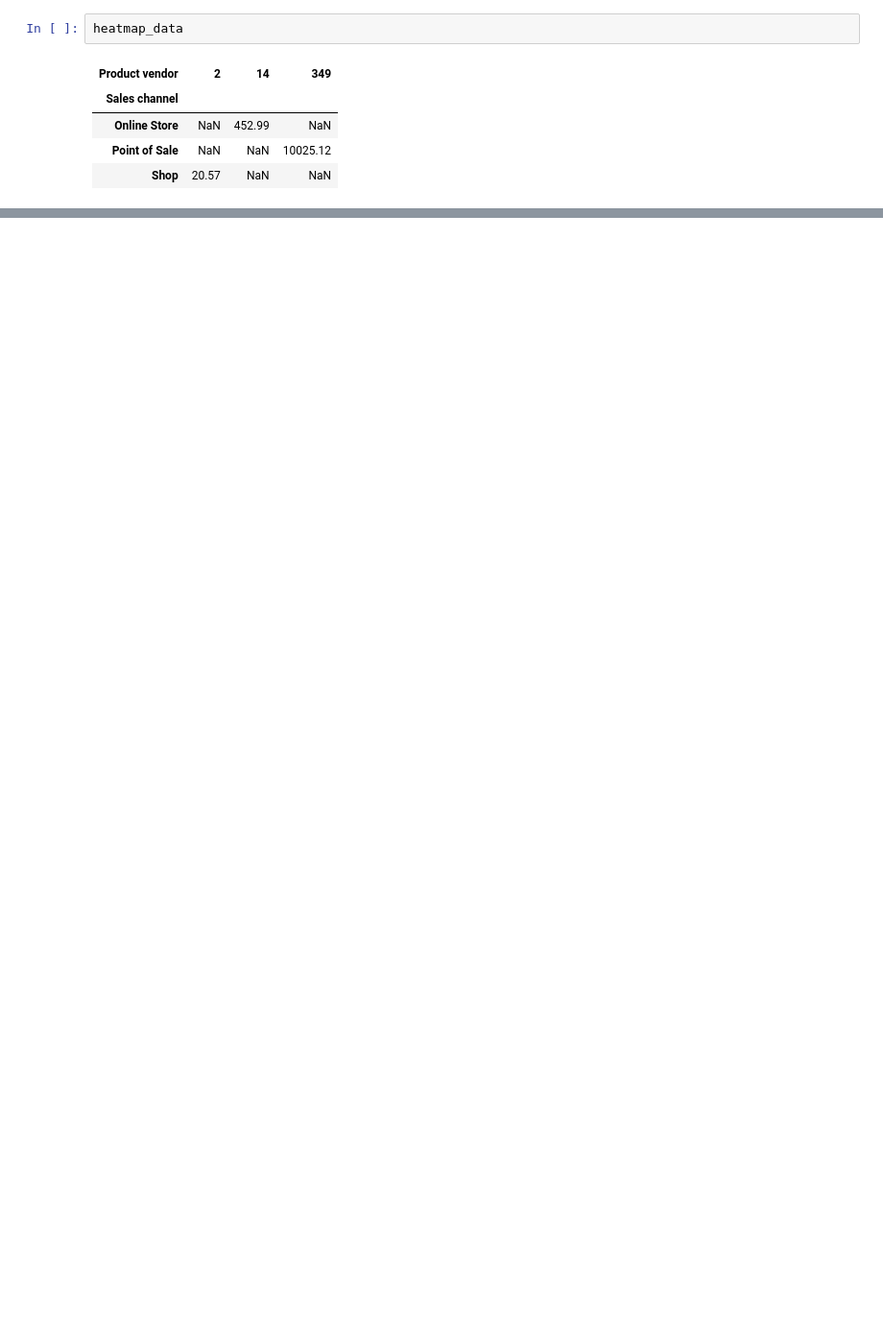
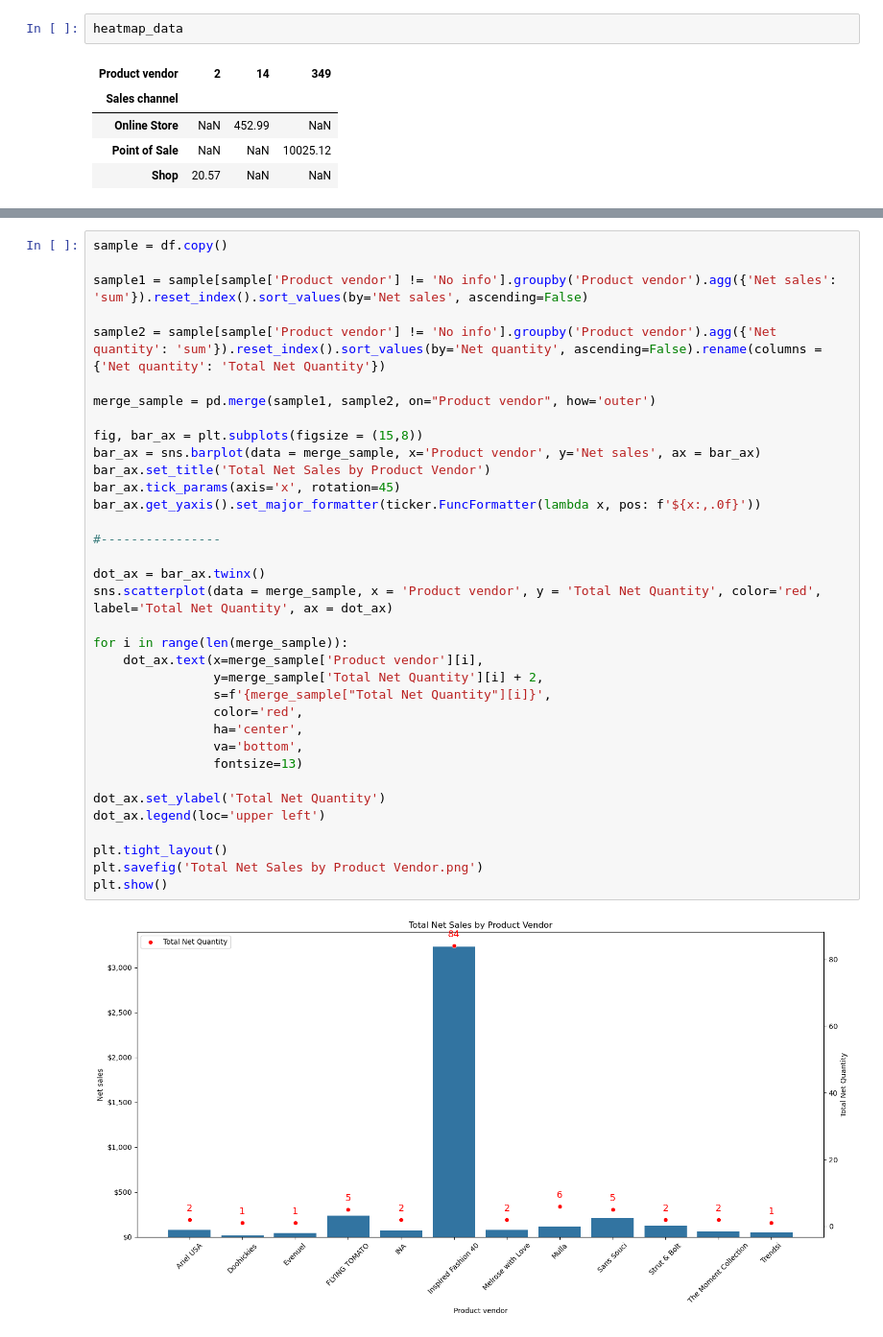
Before and after one commit to ezishr/NEO_InspiredFashion, a Jupyter notebook: orders analysis.ipynb, the cells around one changed output, grey strips where cells are left out. Shown at 96% size. Drawn from its saved outputs; the diff is of its cells as text; blank space fills up the shorter version.

```diff
--- a/orders analysis.ipynb
+++ b/orders analysis.ipynb
@@ -403,0 +420,37 @@ heatmap_data
+# %%
+sample = df.copy()
+
+sample1 = sample[sample['Product vendor'] != 'No info'].groupby('Product vendor').agg({'Net sales': 'sum'}).reset_index().sort_values(by='Net sales', ascending=False)
+
+sample2 = sample[sample['Product vendor'] != 'No info'].groupby('Product vendor').agg({'Net quantity': 'sum'}).reset_index().sort_values(by='Net quantity', ascending=False).rename(columns = {'Net quantity': 'Total Net Quantity'})
+
+merge_sample = pd.merge(sample1, sample2, on="Product vendor", how='outer')
+
+fig, bar_ax = plt.subplots(figsize = (15,8))
+bar_ax = sns.barplot(data = merge_sample, x='Product vendor', y='Net sales', ax = bar_ax)
+bar_ax.set_title('Total Net Sales by Product Vendor')
+bar_ax.tick_params(axis='x', rotation=45)
+bar_ax.get_yaxis().set_major_formatter(ticker.FuncFormatter(lambda x, pos: f'${x:,.0f}'))
+
+#----------------
+
+dot_ax = bar_ax.twinx()
+sns.scatterplot(data = merge_sample, x = 'Product vendor', y = 'Total Net Quantity', color='red', label='Total Net Quantity', ax = dot_ax)
+
+for i in range(len(merge_sample)):
+    dot_ax.text(x=merge_sample['Product vendor'][i],
+                y=merge_sample['Total Net Quantity'][i] + 2,
+                s=f'{merge_sample["Total Net Quantity"][i]}',
+                color='red',
+                ha='center',
+                va='bottom',
+                fontsize=13)
+
+dot_ax.set_ylabel('Total Net Quantity')
+dot_ax.legend(loc='upper left')
+
+plt.tight_layout()
+plt.savefig('Total Net Sales by Product Vendor.png')
+plt.show()
+# %% [output]
+[figure, added]
```
Also changed, not shown: parts of 4 cells of this notebook, 4 other files.
